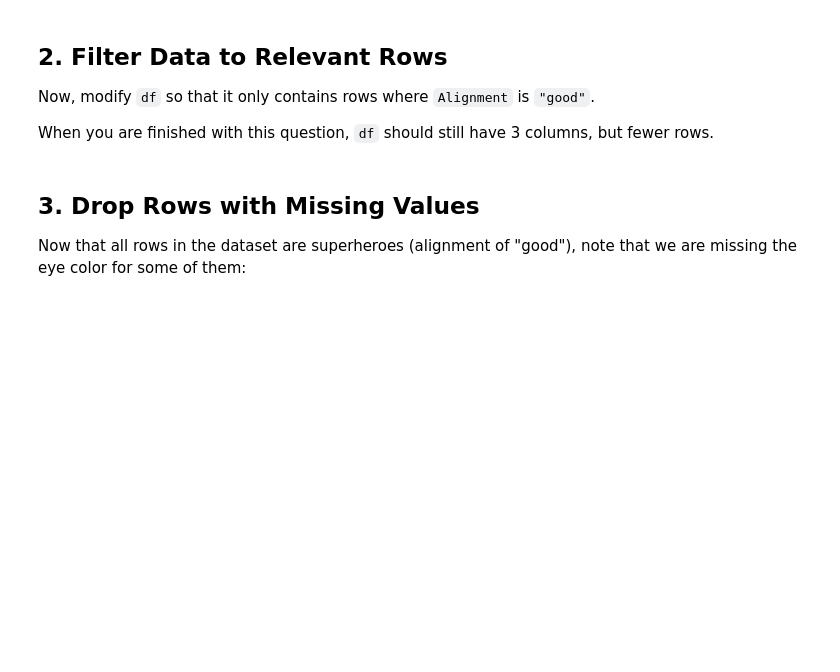
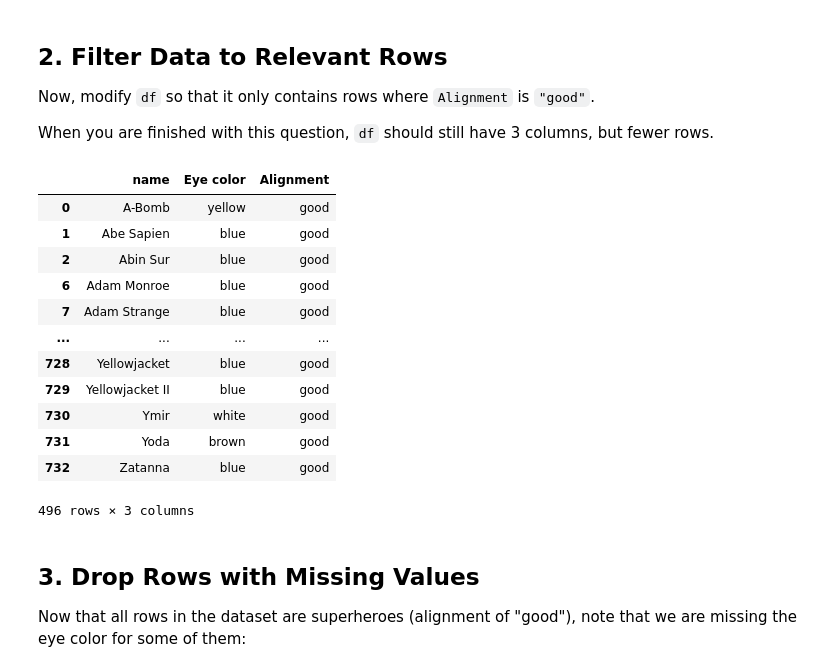
Before and after one commit to Dominic-Mu/Data-Cleaning-with-Pandas-Checkpoint, a Jupyter notebook: index.ipynb, the cells around one changed output. Cells and saved outputs as stored; diff of their text form; code cells hidden in the pictures; blank space fills up the shorter version.

```diff
--- a/index.ipynb
+++ b/index.ipynb
@@ -104,3 +113,22 @@ df
+# %%
+# Filtering the DataFrame to contain rows where "Alignment" is "good"
+df = df[df["Alignment"]=="good"]
+
+df
+# %% [output]
+|  | name | Eye color | Alignment |
+| 0 | A-Bomb | yellow | good |
+| 1 | Abe Sapien | blue | good |
+| 2 | Abin Sur | blue | good |
+| 6 | Adam Monroe | blue | good |
+| 7 | Adam Strange | blue | good |
+| ... | ... | ... | ... |
+| 728 | Yellowjacket | blue | good |
+| 729 | Yellowjacket II | blue | good |
+| 730 | Ymir | white | good |
+| 731 | Yoda | brown | good |
+| 732 | Zatanna | blue | good |
+496 rows × 3 columns
 # %%
 # df should now have 496 rows and 3 columns
 assert df.shape == (496, 3)
```
Also changed, not shown: parts of 8 cells of this notebook.
